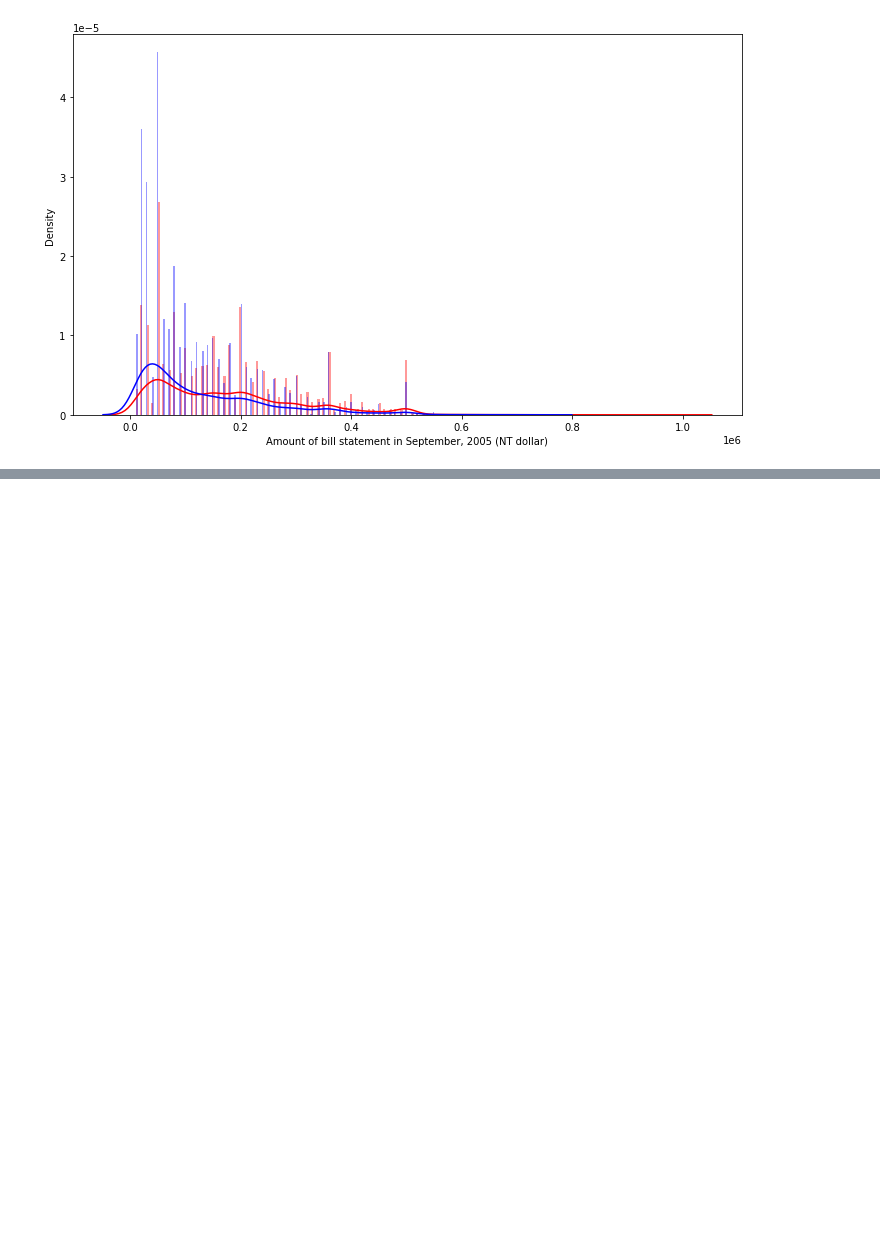
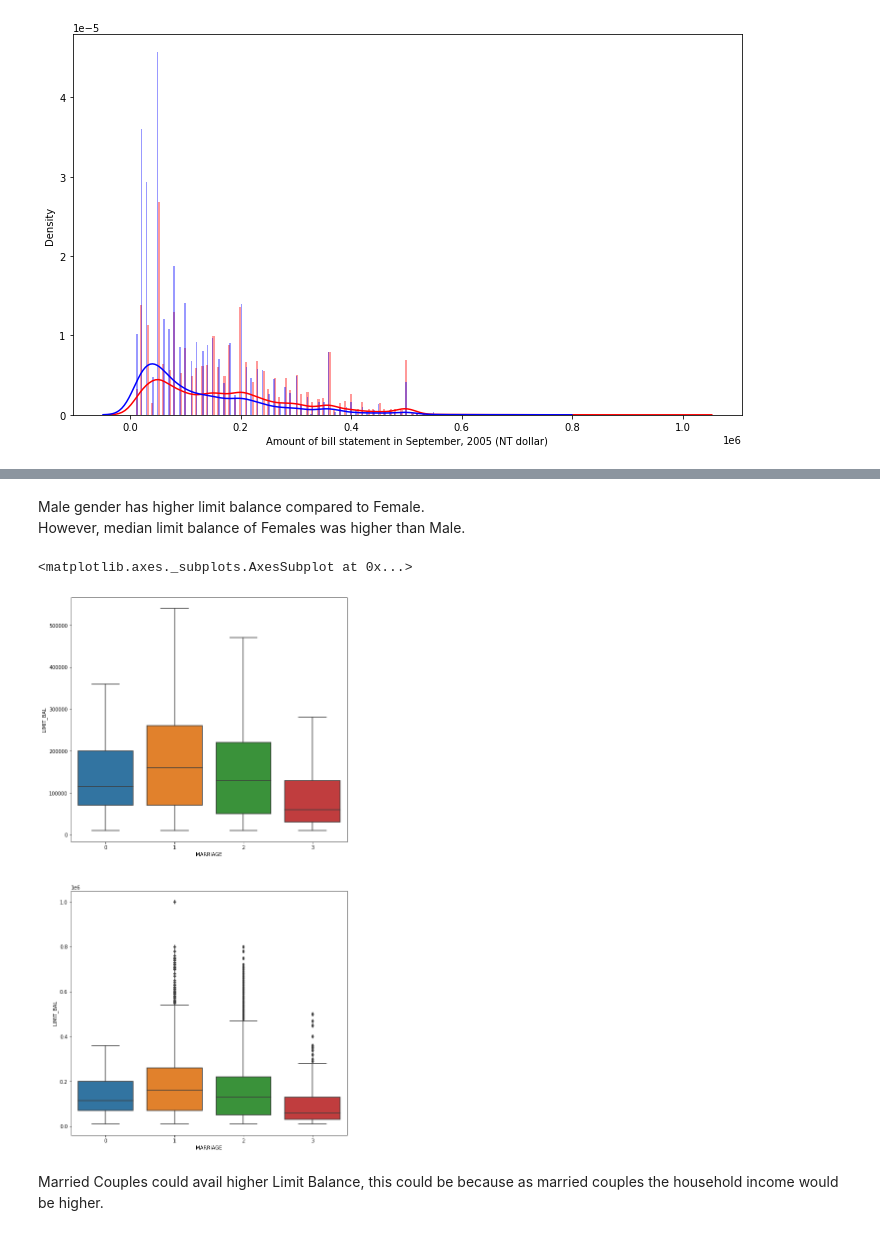
Before and after one commit to shubhpanchal/Credit-Card-Default-Prediction, a Jupyter notebook: Copy_of_Credit_Card_Default_Prediction_Capstone_Project.ipynb, the cells around one changed output, grey strips where cells are left out. Drawn from its saved outputs; the diff is of its cells as text; code cells hidden in the pictures; blank space fills up the shorter version.

```diff
--- a/Copy_of_Credit_Card_Default_Prediction_Capstone_Project.ipynb
+++ b/Copy_of_Credit_Card_Default_Prediction_Capstone_Project.ipynb
@@ -209,0 +251,16 @@ Text(0.5, 0, 'Amount of bill statement in September, 2005 (NT dollar)')
+# %% [markdown]
+Male gender has higher limit balance compared to Female. \
+However, median limit balance of Females was higher than Male.
+# %%
+# Let's see the impact of marriage on the limit balance
+
+plt.figure(figsize=[10,20])
+plt.subplot(211)
+sns.boxplot(x = 'MARRIAGE', y = 'LIMIT_BAL', data = cc_df, showfliers = False)
+plt.subplot(212)
+sns.boxplot(x = 'MARRIAGE', y = 'LIMIT_BAL', data = cc_df)
+# %% [output]
+<matplotlib.axes._subplots.AxesSubplot at 0x...>
+[figure, added]
+# %% [markdown]
+Married Couples could avail higher Limit Balance, this could be because as married couples the household income would be higher.
```
Also changed, not shown: parts of 14 cells of this notebook.
